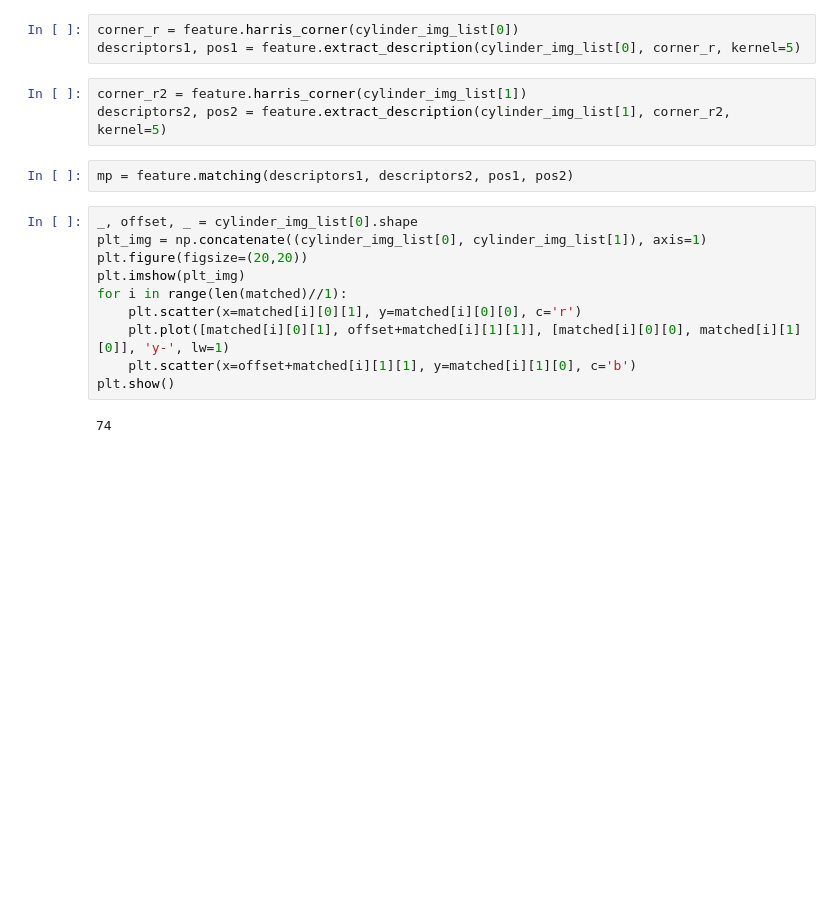
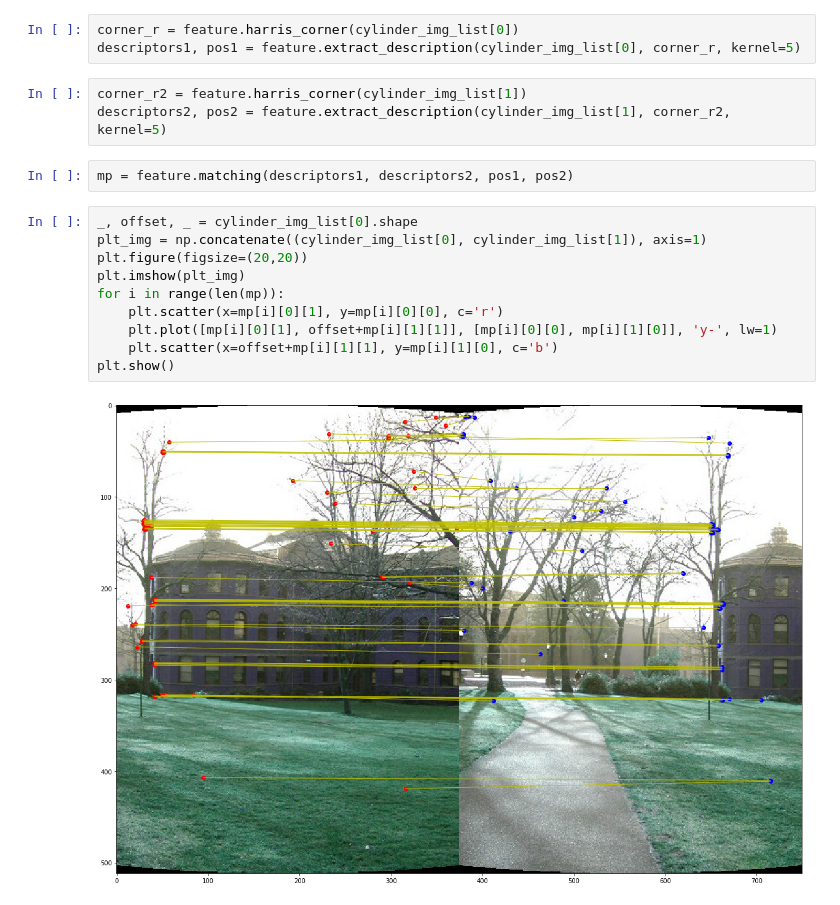
Before and after one commit to SSARCandy/panoramas-image-stitching, a Jupyter notebook: src/notebook3.ipynb, the cells around one changed output. Saved outputs shown, nothing was run; the diff lists cells and outputs as text; blank space fills up the shorter version.

```diff
--- a/src/notebook3.ipynb
+++ b/src/notebook3.ipynb
@@ -22,12 +22,12 @@ mp = feature.matching(descriptors1, descriptors2, pos1, pos2)
 # %%
 _, offset, _ = cylinder_img_list[0].shape
 plt_img = np.concatenate((cylinder_img_list[0], cylinder_img_list[1]), axis=1)
 plt.figure(figsize=(20,20))
 plt.imshow(plt_img)
-for i in range(len(matched)//1):
-    plt.scatter(x=matched[i][0][1], y=matched[i][0][0], c='r')
-    plt.plot([matched[i][0][1], offset+matched[i][1][1]], [matched[i][0][0], matched[i][1][0]], 'y-', lw=1)
-    plt.scatter(x=offset+matched[i][1][1], y=matched[i][1][0], c='b')
+for i in range(len(mp)):
+    plt.scatter(x=mp[i][0][1], y=mp[i][0][0], c='r')
+    plt.plot([mp[i][0][1], offset+mp[i][1][1]], [mp[i][0][0], mp[i][1][0]], 'y-', lw=1)
+    plt.scatter(x=offset+mp[i][1][1], y=mp[i][1][0], c='b')
 plt.show()
 # %% [output]
-74
+[figure, added]
```
